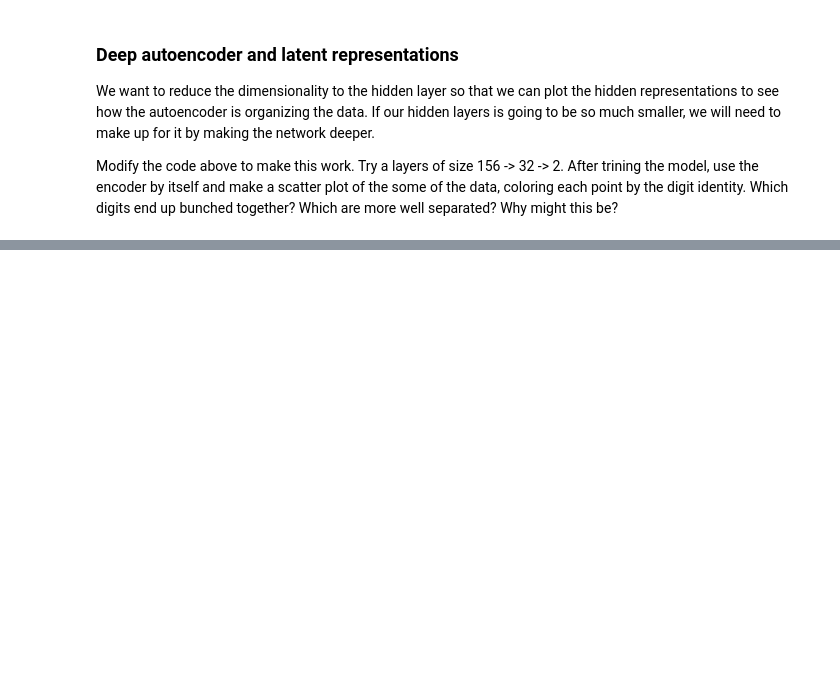
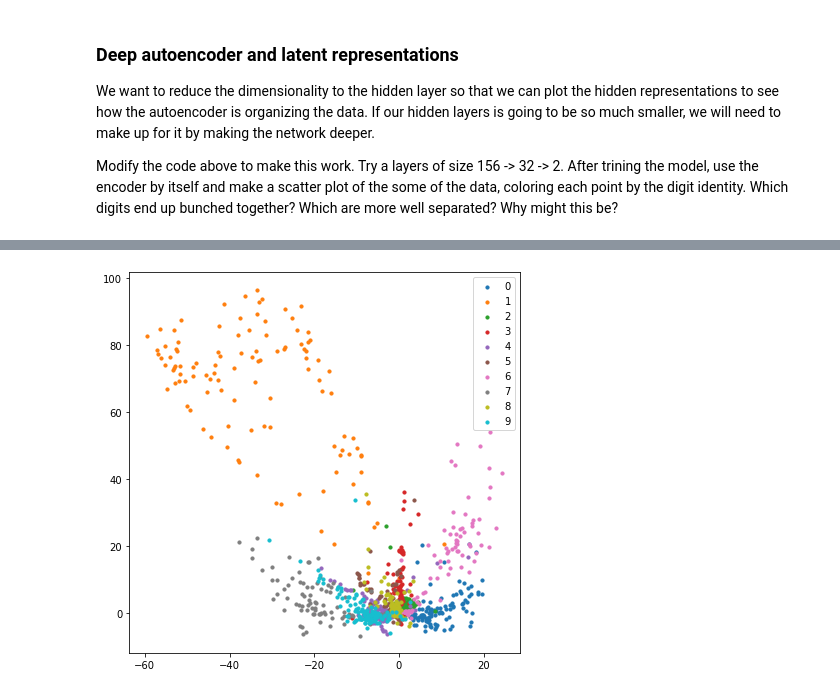
Before and after one commit to Tianjiao-Yu/anly590, a Jupyter notebook: autoencoders (1).ipynb, the cells around one changed output, grey strips where cells are left out. Saved outputs shown, nothing was run; the diff lists cells and outputs as text; code cells hidden in the pictures; blank space fills up the shorter version.

```diff
--- a/autoencoders (1).ipynb
+++ b/autoencoders (1).ipynb
@@ -41,8 +58,7 @@ Finally, transform the originally dataset with the following steps:
 
 (there is a chain of functions on the `Dataset` to do each of these!)
 # %%
-# your code here
-preprocess = lambda d: (tf.cast(d['image'], tf.float32)/255., d['label'])
-ae_targets = lambda x,y :(x,x)
+preprocess = lambda d: (tf.cast(d["image"], tf.float32)/255., d["label"])
+ae_targets = lambda x, y: (x,x)
 
-ds_train = data['train'].map(preprocess).map(ae_targets).cache().batch(32).repeat().prefetch(5)
+ds_train = data["train"].map(preprocess).map(lambda x, y: (x, x)).cache().batch(32).repeat().prefetch(5)
@@ -120,0 +230,12 @@ x, y = next(iter(data['test'].map(preprocess).batch(1000)))
+# %%
+# your code here -- run the data through the encoder and scatter plot the results
+h = encoder(x).numpy()
+
+plt.figure(figsize = (7,7))
+for i in range(10):
+  inds = np.where(y == i)[0]
+  plt.scatter(h[inds, 0], h[inds, 1], s = 10, label = str(i))
+plt.legend()
+plt.show()
+# %% [output]
+[figure, added]
```
Also changed, not shown: parts of 9 cells of this notebook.
